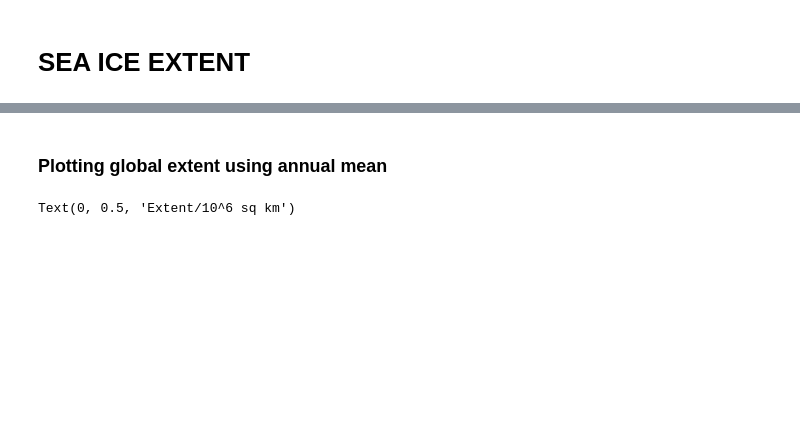
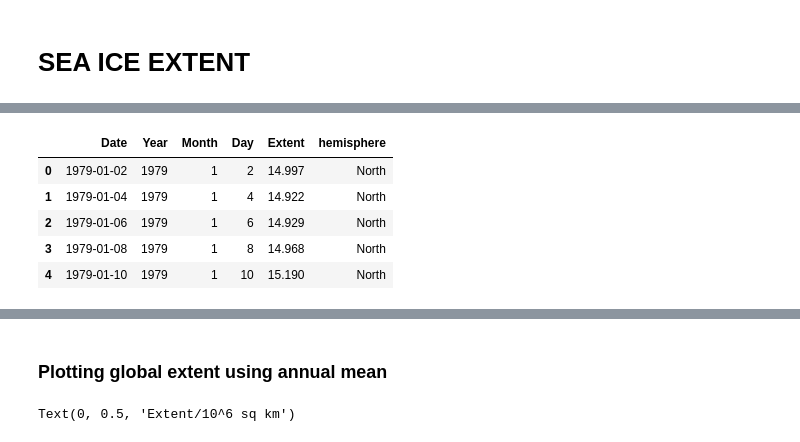
Before and after one commit to annaviper/climate-change, a Jupyter notebook: 3_sea_ice.ipynb, the cells around one changed output, grey strips where cells are left out. Cells and saved outputs as stored; diff of their text form; code cells hidden in the pictures; blank space fills up the shorter version.

```diff
--- a/3_sea_ice.ipynb
+++ b/3_sea_ice.ipynb
@@ -22,3 +22,14 @@ ice.head()
+# %%
+# Removing years with missing months
+ice = ice[(ice.Year < 2017) & (ice.Year > 1978)].reset_index(drop=True)
+ice.head()
+# %% [output]
+|  | Date | Year | Month | Day | Extent | hemisphere |
+| 0 | 1979-01-02 | 1979 | 1 | 2 | 14.997 | North |
+| 1 | 1979-01-04 | 1979 | 1 | 4 | 14.922 | North |
+| 2 | 1979-01-06 | 1979 | 1 | 6 | 14.929 | North |
+| 3 | 1979-01-08 | 1979 | 1 | 8 | 14.968 | North |
+| 4 | 1979-01-10 | 1979 | 1 | 10 | 15.190 | North |
 # %%
 ice.dtypes
 # %% [output]
```
Also changed, not shown: parts of 13 cells of this notebook.
